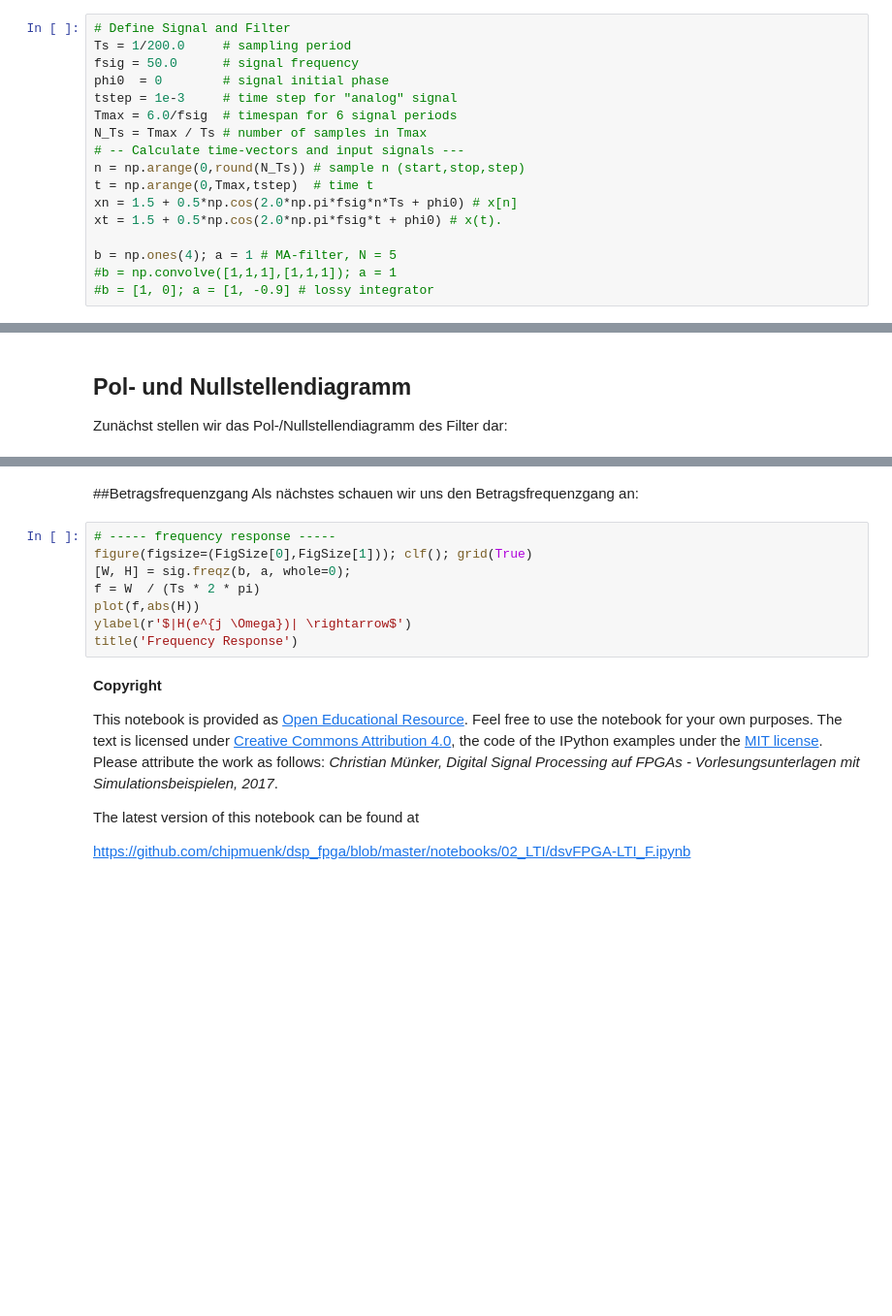
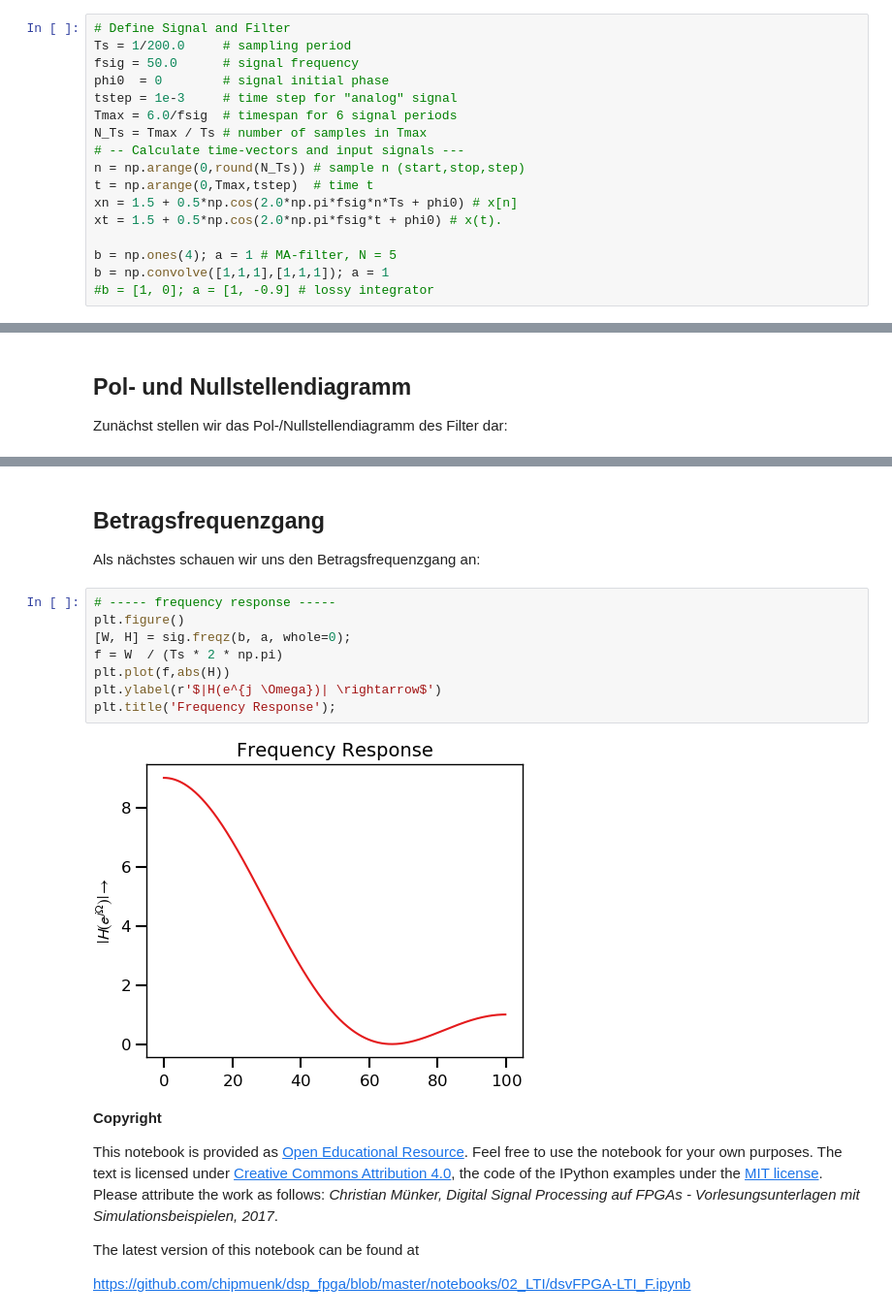
Before and after one commit to chipmuenk/dsp, a Jupyter notebook: notebooks/02_LTF/dsvFPGA-LTI_F.ipynb, the cells around one changed output, grey strips where cells are left out. Shown at 97% size. Drawn from its saved outputs; the diff is of its cells as text; blank space fills up the shorter version.

```diff
--- a/notebooks/02_LTF/dsvFPGA-LTI_F.ipynb
+++ b/notebooks/02_LTF/dsvFPGA-LTI_F.ipynb
@@ -45,5 +61,5 @@ xn = 1.5 + 0.5*np.cos(2.0*np.pi*fsig*n*Ts + phi0) # x[n]
 xt = 1.5 + 0.5*np.cos(2.0*np.pi*fsig*t + phi0) # x(t).
 
 b = np.ones(4); a = 1 # MA-filter, N = 5
-#b = np.convolve([1,1,1],[1,1,1]); a = 1
+b = np.convolve([1,1,1],[1,1,1]); a = 1
 #b = [1, 0]; a = [1, -0.9] # lossy integrator
@@ -111,14 +122,16 @@ NameError: name 'dsp' is not defined
 # %% [markdown]
-##Betragsfrequenzgang
+## Betragsfrequenzgang
 Als nächstes schauen wir uns den Betragsfrequenzgang an:
 # %%
 # ----- frequency response -----
-figure(figsize=(FigSize[0],FigSize[1])); clf(); grid(True)
+plt.figure()
 [W, H] = sig.freqz(b, a, whole=0);
-f = W  / (Ts * 2 * pi)
-plot(f,abs(H))
-ylabel(r'$|H(e^{j \Omega})| \rightarrow$')
-title('Frequency Response')
+f = W  / (Ts * 2 * np.pi)
+plt.plot(f,abs(H))
+plt.ylabel(r'$|H(e^{j \Omega})| \rightarrow$')
+plt.title('Frequency Response');
+# %% [output]
+[figure, added]
 # %% [markdown]
 **Copyright**
 
```
Also changed, not shown: parts of 11 cells of this notebook, 4 other files.
